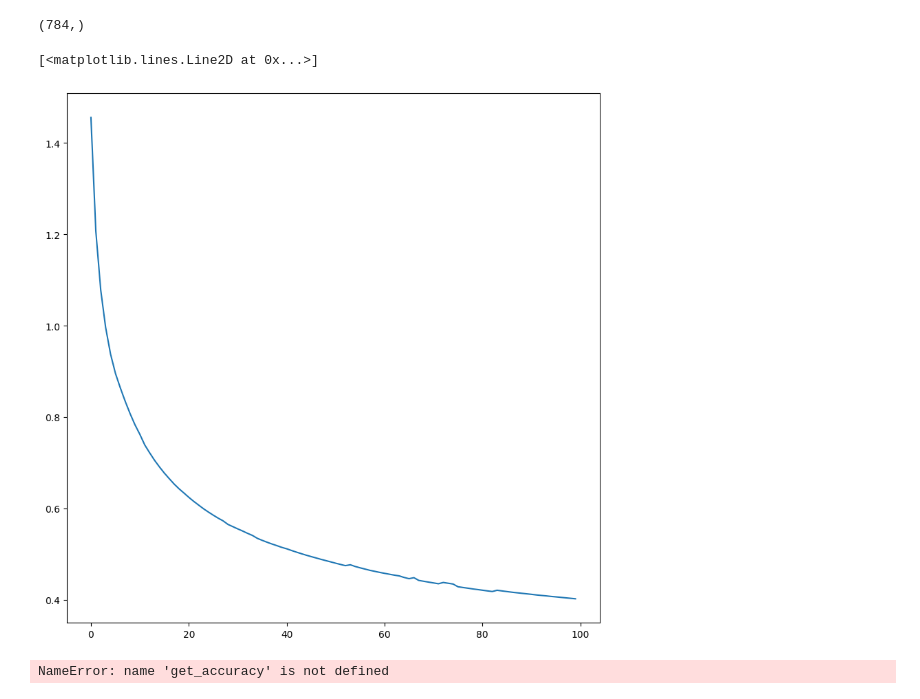
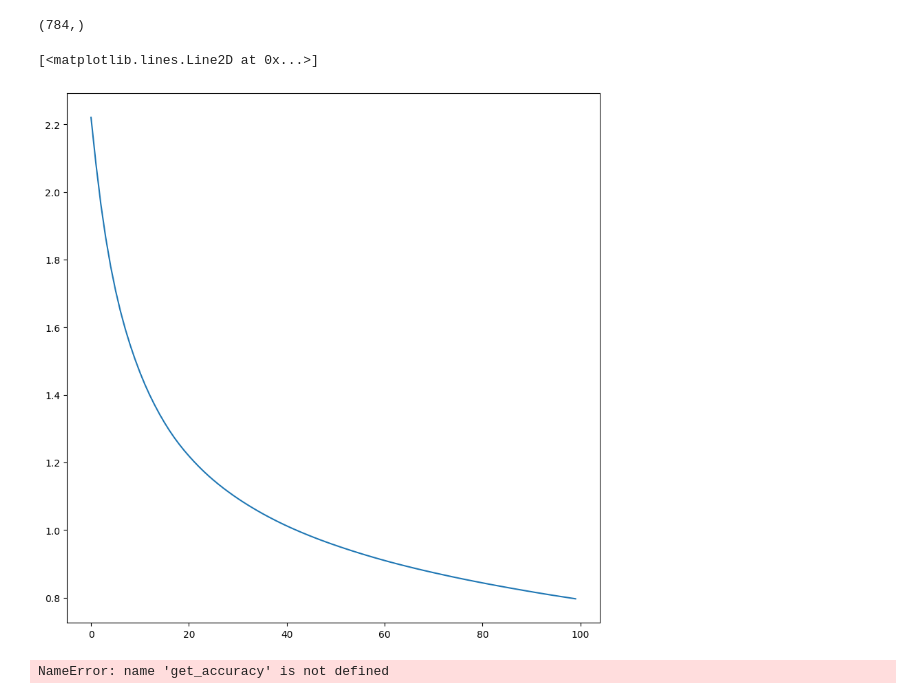
Before and after one commit to NicoBorkowski/fa21b_computer_vision_into, a Jupyter notebook: 02_fashion_mnist_classifier_eigen.ipynb, the cells around one changed output. Cells and saved outputs as stored; diff of their text form; code cells hidden in the pictures.

```diff
--- a/02_fashion_mnist_classifier_eigen.ipynb
+++ b/02_fashion_mnist_classifier_eigen.ipynb
@@ -79,31 +79,31 @@ def get_batch(x, y, batch_size):
 # %%
 model = fully_connected(input_size=784, hidden_size=128, output_size=10)
 loss = nn.CrossEntropyLoss()
 lr = 0.0001
-batch_size = 100
+batch_size = 1024
 
 def train(xb, yb):
     y_hat = model(xb)
     loss_value = loss(y_hat, yb)
     loss_value.backward()
     with torch.no_grad():
         for p in model.parameters():
             p -= p.grad * lr
         model.zero_grad()
     return loss_value.item()
 
 losses = []
 for epoch in range(100):
     for xb, yb in get_batch(x_train, y_train, batch_size):
         loss_value = train(xb, yb)
     losses.append(loss_value)
 
 
 plt.figure(figsize=(10, 10))
 plt.plot(losses)
 # %% [output]
 [<matplotlib.lines.Line2D at 0x...>]
-[figure, old version]
+[figure, new version]
 # %%
 get_accuracy(x_train, y_train)
 # %% [output]
```
